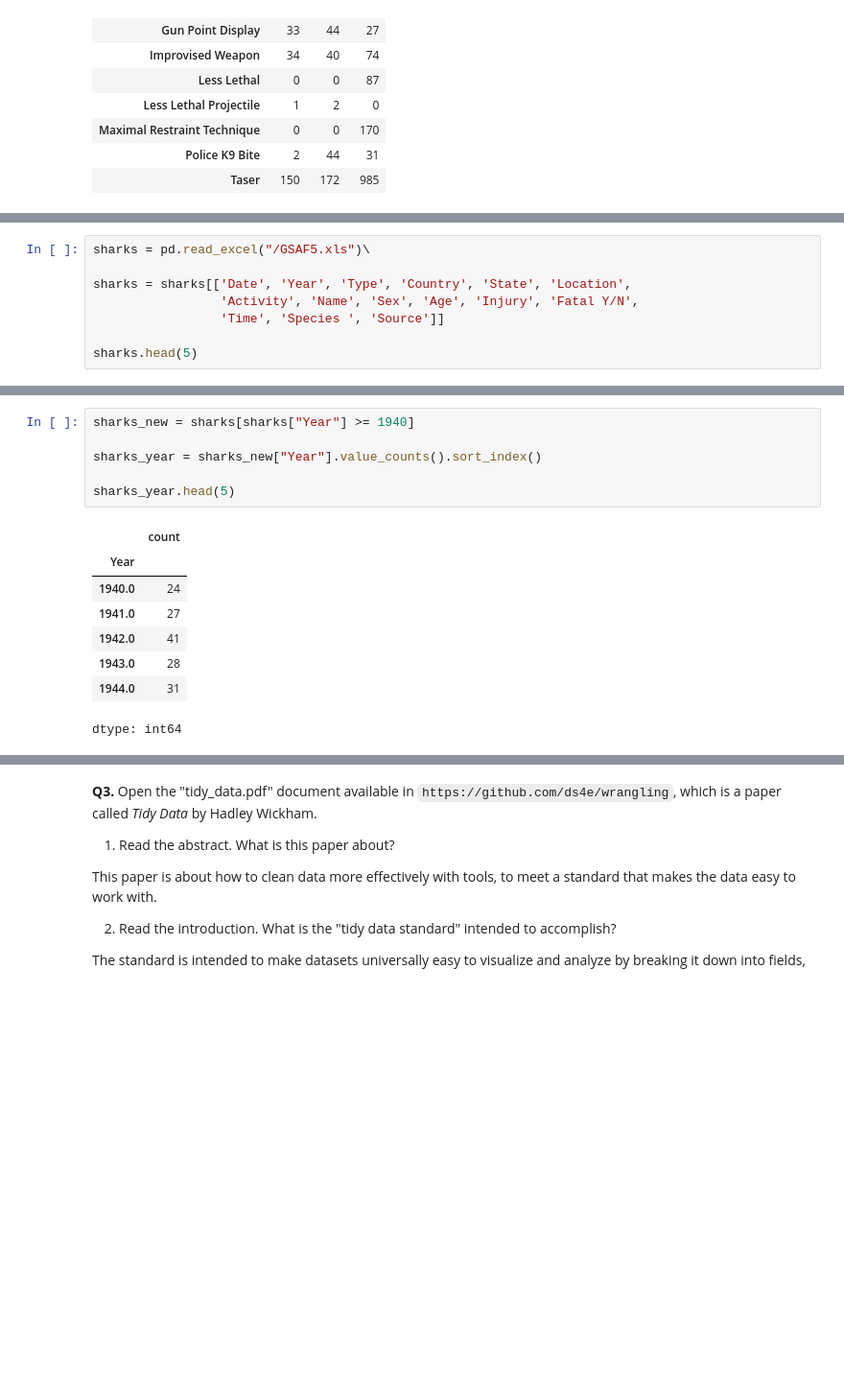
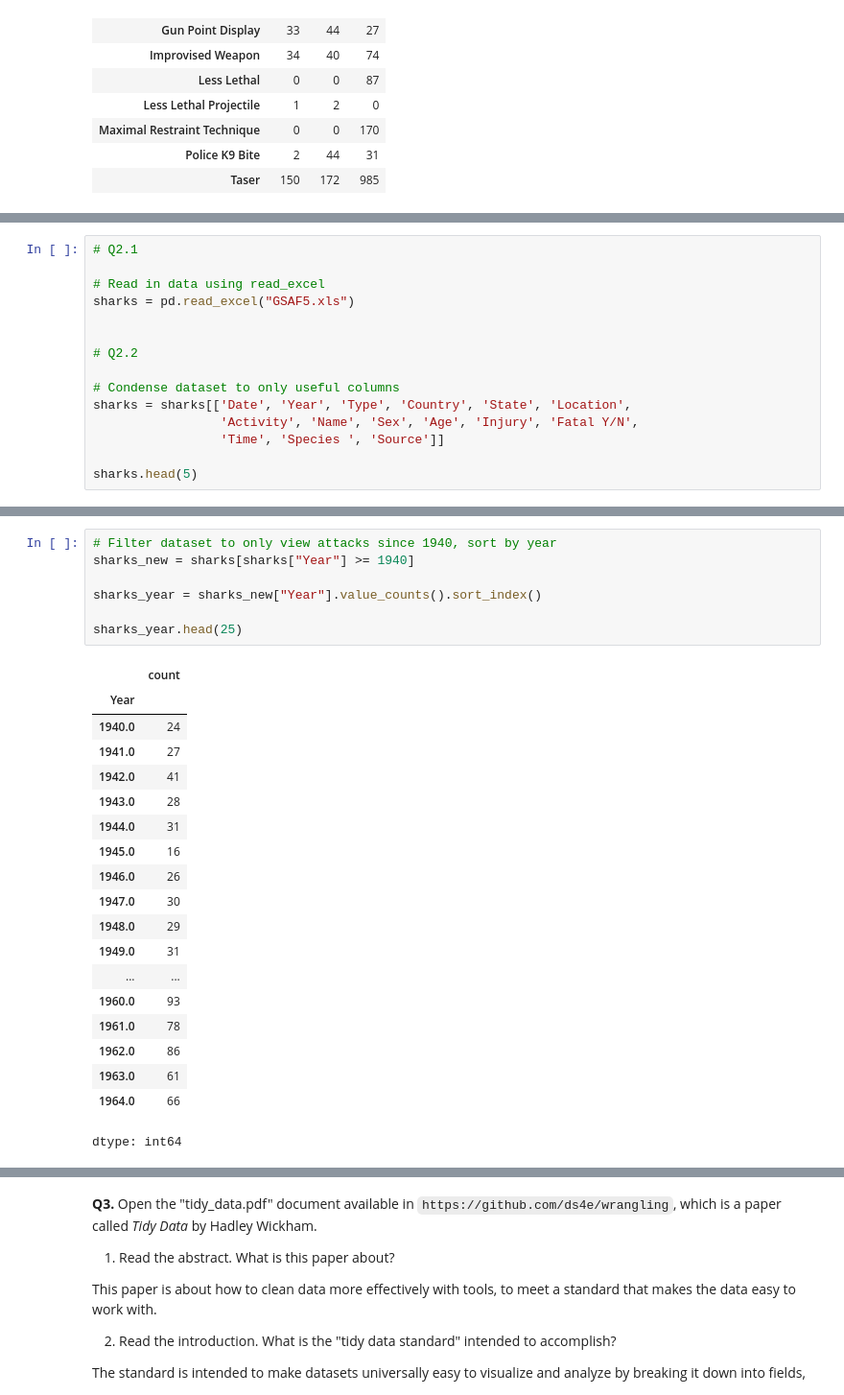
Before and after one commit to AustinChinn03/assignments, a Jupyter notebook: 01_assignment_wrangling_and_eda.ipynb, the cells around one changed output, grey strips where cells are left out. Shown at 96% size. Cells and saved outputs as stored; diff of their text form; blank space fills up the shorter version.

```diff
--- a/01_assignment_wrangling_and_eda.ipynb
+++ b/01_assignment_wrangling_and_eda.ipynb
@@ -143,6 +168,13 @@ airbnb.head(5)
 # %%
-sharks = pd.read_excel("/GSAF5.xls")\
+# Q2.1
 
+# Read in data using read_excel
+sharks = pd.read_excel("GSAF5.xls")
+
+
+# Q2.2
+
+# Condense dataset to only useful columns
 sharks = sharks[['Date', 'Year', 'Type', 'Country', 'State', 'Location',
                  'Activity', 'Name', 'Sex', 'Age', 'Injury', 'Fatal Y/N',
                  'Time', 'Species ', 'Source']]
@@ -176,18 +211,30 @@ sharks["Year"].describe()
 | max | 2026.000000 |
 dtype: float64
 # %%
+# Filter dataset to only view attacks since 1940, sort by year
 sharks_new = sharks[sharks["Year"] >= 1940]
 
 sharks_year = sharks_new["Year"].value_counts().sort_index()
 
-sharks_year.head(5)
+sharks_year.head(25)
 # %% [output]
 |  | count |
 | Year |  |
 | 1940.0 | 24 |
 | 1941.0 | 27 |
 | 1942.0 | 41 |
 | 1943.0 | 28 |
 | 1944.0 | 31 |
+| 1945.0 | 16 |
+| 1946.0 | 26 |
+| 1947.0 | 30 |
+| 1948.0 | 29 |
+| 1949.0 | 31 |
+| ... | ... |
+| 1960.0 | 93 |
+| 1961.0 | 78 |
+| 1962.0 | 86 |
+| 1963.0 | 61 |
+| 1964.0 | 66 |
 dtype: int64
 # %%
```
Also changed, not shown: parts of 34 cells of this notebook.
